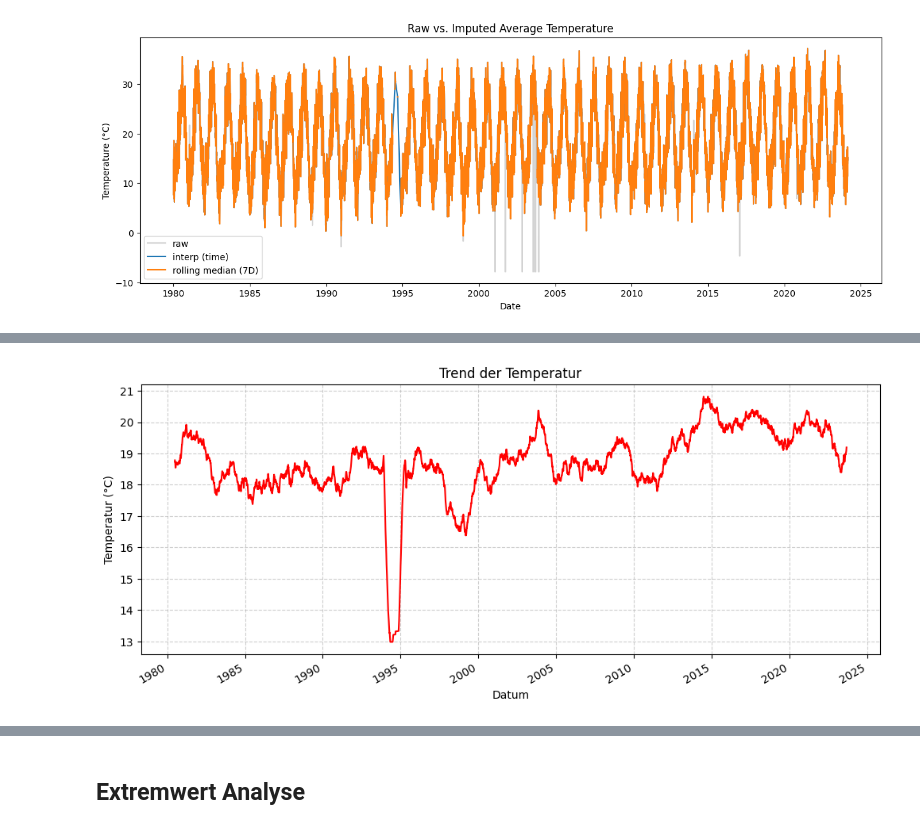
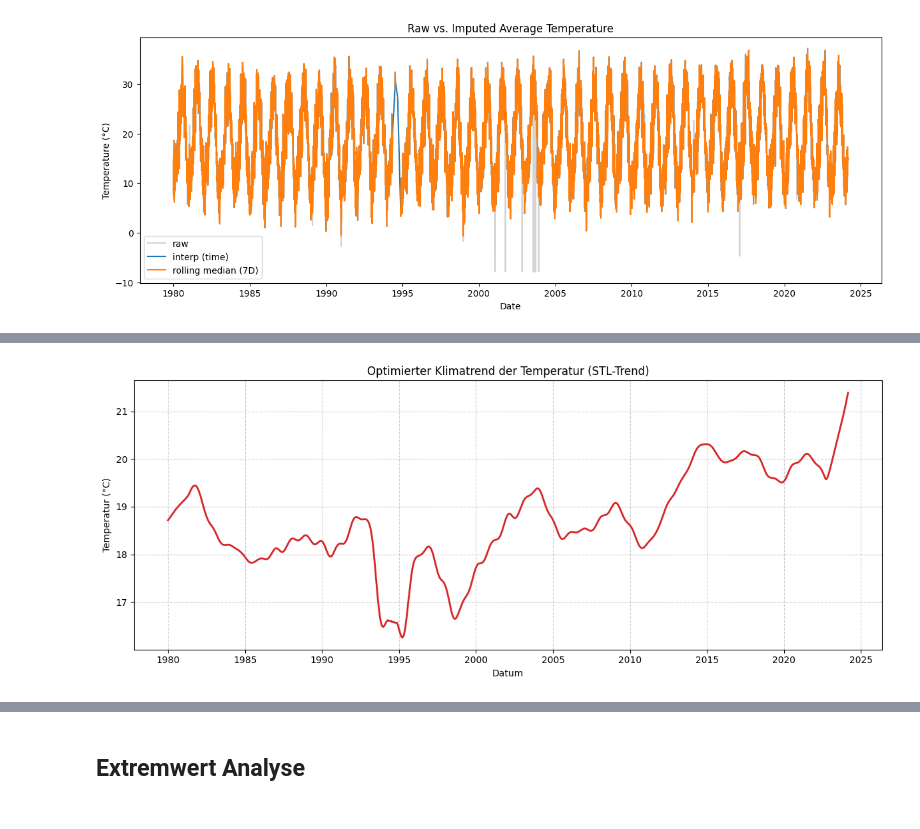
Before and after one commit to gurkewasser/spz_mc, a Jupyter notebook: main_spz.ipynb, the cells around one changed output, grey strips where cells are left out. Saved outputs shown, nothing was run; the diff lists cells and outputs as text; code cells hidden in the pictures.

```diff
--- a/main_spz.ipynb
+++ b/main_spz.ipynb
@@ -416,26 +433,50 @@ Die extrahierte Trendkomponente kann:
 - oder zur **Vergleichsanalyse** mit globalen Klimamodellen verwendet werden.
 
 Diese Form der Dekomposition bietet eine leicht verständliche Möglichkeit, aus Rohdaten strukturelle Veränderungen zu extrahieren.
-# %%
-# Datum als Index setzen
-data.index = pd.to_datetime(data.index)
-data = data.sort_index()
-
-# Fehlende Werte behandeln
-# data['tavg'] = data['tavg'].interpolate(method='linear')
-
-# Saisonale Dekomposition durchführen
-decomposed = seasonal_decompose(data['tavg'], model='additive', period=365)
-
-# Nur den Trend plotten
-plt.figure(figsize=(12, 5))
-decomposed.trend.plot(title='Trend der Temperatur', color='red')
-plt.xlabel('Datum')
-plt.ylabel('Temperatur (°C)')
-plt.grid(True, linestyle='--', alpha=0.6)
-plt.show()
-# %% [output]
-[figure, removed]
+# %%
+# Daten einlesen und vorbereiten
+# -----------------------------------------------------------------------------
+# data = pd.read_csv("temperatures.csv", index_col="date", parse_dates=True)
+data.index = pd.to_datetime(data.index)
+data = data.sort_index()
+data = data.dropna(subset=['tavg'])   # sicherstellen, dass keine NaNs drin sind
+
+
+# 1) STL-Zerlegung mit optimierten LOESS-Fenstern
+# -----------------------------------------------------------------------------
+#   period=365    → Jahreszyklus
+#   seasonal=365  → 1-Jahres-Fenster (ungerade ≥ period)
+#   trend=1095    → 3-Jahres-Fenster für einen sehr glatten Klimatrend
+#   low_pass=367  → ungerade & > period, trennt Trend↔Saison sauber
+#   robust=True   → resistent gegen Ausreisser
+stl = STL(
+    data['tavg'],
+    period=365,
+    seasonal=365,
+    trend=1095,
+    low_pass=367,
+    robust=True
+)
+decomp = stl.fit()
+
+# -----------------------------------------------------------------------------
+# 2) Nur die Trend-Komponente plotten
+# -----------------------------------------------------------------------------
+plt.figure(figsize=(12, 5))
+plt.plot(
+    decomp.trend.index,
+    decomp.trend,
+    color='tab:red',
+    linewidth=2
+)
+plt.title('Optimierter Klimatrend der Temperatur (STL-Trend)')
+plt.xlabel('Datum')
+plt.ylabel('Temperatur (°C)')
+plt.grid(True, linestyle='--', alpha=0.6)
+plt.tight_layout()
+plt.show()
+# %% [output]
+[figure, added]
 # %% [markdown]
 ## Stationaritätsprüfung und Korrelationsanalyse zur Modellvorbereitung (ADF-Test, ACF, PACF)
 
```
Also changed, not shown: parts of 22 cells of this notebook.
